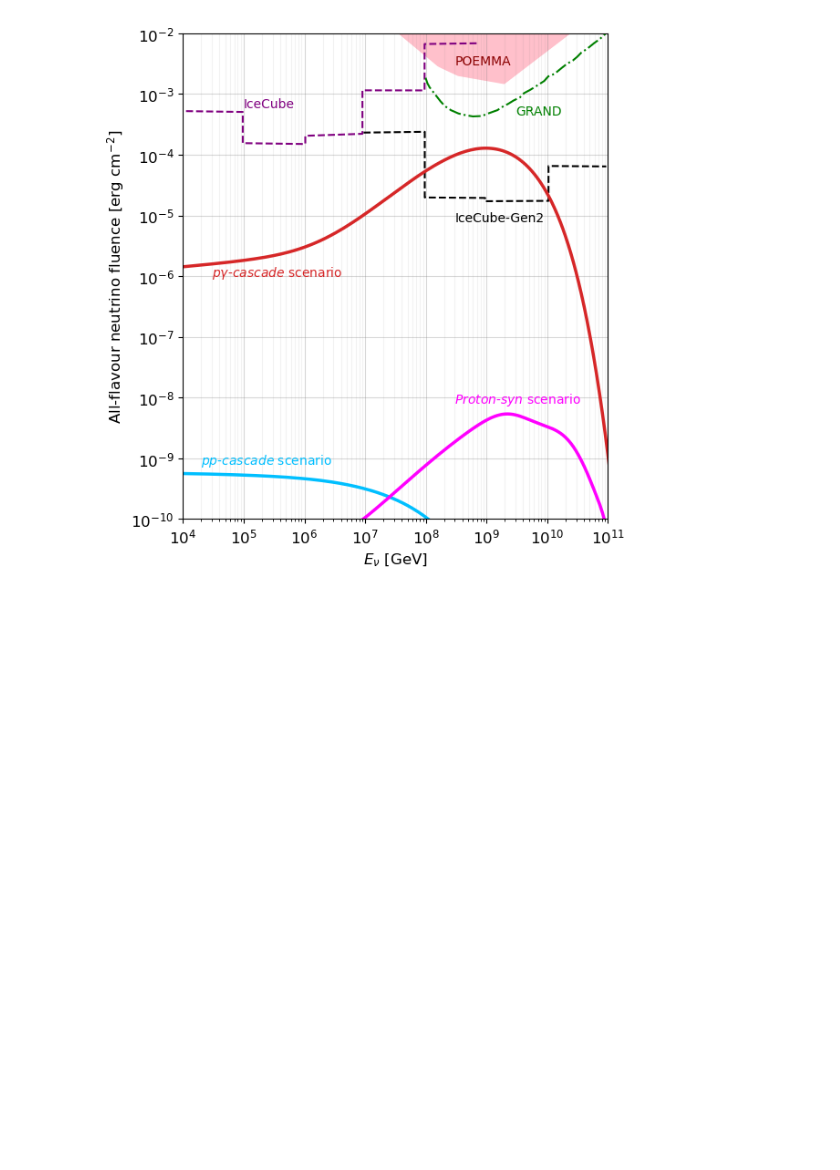
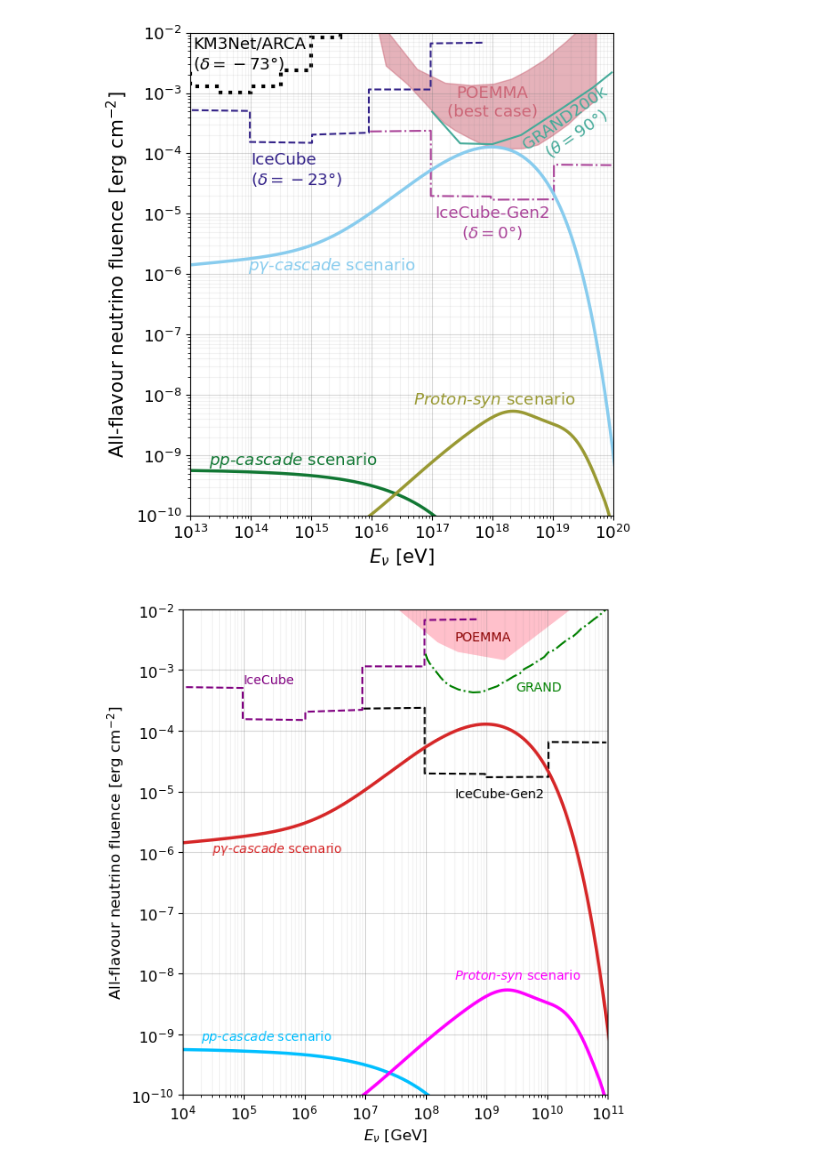
Before and after one commit to maklinger/LepHadGRBAfterglows, a Jupyter notebook: neutrino-fluence.ipynb, the cells around one changed output. Saved outputs shown, nothing was run; the diff lists cells and outputs as text; code cells hidden in the pictures; blank space fills up the shorter version.

Commit message:
update neutrino plot

```diff
--- a/neutrino-fluence.ipynb
+++ b/neutrino-fluence.ipynb
@@ -5,6 +5,85 @@ import setFigureConfig as sfc
 
 from colorschemes import get_comp_cols
 compcols = get_comp_cols()
+# %%
+sfc.fullWidth(aspectRatio=1, alpha=1.1)
+fig, ax = plt.subplots()
+GeV2erg=1.0/624
+
+# plot sensitivities
+EGeV_IceCube, EPhiGeV_IceCube = np.genfromtxt(
+    "sensitivities/IceCube.txt", delimiter=" ", skip_header=2).T
+ax.loglog(1e9*EGeV_IceCube,EPhiGeV_IceCube*GeV2erg,
+          ls="--",color=compcols["in"],alpha=1,linewidth=1.5)
+ax.text(1e14, 3e-5, "IceCube\n" +r"($\delta=-23°$)", color=compcols["in"])
+
+EGeV_Gen2, EPhiEGeV_Gen2 = np.genfromtxt(
+    "sensitivities/IceCubeGen2.txt", delimiter=" ", skip_header=2).T
+ax.loglog(1e9*EGeV_Gen2, EPhiEGeV_Gen2*GeV2erg, ls="-.",
+         color=compcols["pair"], alpha=1, linewidth=1.5)
+ax.text(1e18, 1.4e-5, "IceCube-Gen2\n"+ r"($\delta=0°$)", color=compcols["pair"], va="top", ha="center")
+
+EGeV_Grand, EPhiEGeV_Grand = np.genfromtxt(
+    "sensitivities/Grand.txt", delimiter=",", skip_header=2).T
+ax.loglog(1e9*EGeV_Grand, EPhiEGeV_Grand*GeV2erg, ls="-",
+         color=compcols["pi"], alpha=1, linewidth=1.5)
+ax.text(2e19, 1.5e-3, "GRAND200k\n" +r"($\theta=90°$)",
+        color=compcols["pi"], va="top", ha="center", rotation=35)
+
+
+EGeV_ARCA, EFEGeV_ARCA = np.genfromtxt("sensitivities/ARCA10yr.txt", delimiter=",", skip_header=2).T
+tenyearsinsec = 10*3600*24*365
+ax.stairs(3*EFEGeV_ARCA[:-1]*GeV2erg*tenyearsinsec, EGeV_ARCA*1e9,ls=":", lw=3,
+         color="k", alpha=1, linewidth=1.5)
+ax.text(1.1e13, 2.5e-3, "KM3Net/ARCA\n"+r"($\delta=-73°$)", color="k")
+
+
+EGeV_POEMMA_low, EFEGeV_POEMMA_low = np.genfromtxt("sensitivities/POEMMA_low.txt", delimiter=",", skip_header=2).T
+EGeV_POEMMA_high, EFEGeV_POEMMA_high = np.genfromtxt("sensitivities/POEMMA_high.txt", delimiter=",", skip_header=2).T
+ax.fill(
+    1e9*np.append(EGeV_POEMMA_low,EGeV_POEMMA_high[::-1]),
+    GeV2erg * np.append(EFEGeV_POEMMA_low, EFEGeV_POEMMA_high[::-1]),
+    alpha=0.5, color=compcols["mu"])
+ax.text(1.e18, 7e-4, "POEMMA\n(best case)", color=compcols["mu"], va="center", ha="center")
+
+
+# plot scenarios
+t_obs = 1e3 #s
+Neu1 = np.genfromtxt("pg-cascade-neutrinos.txt", skip_header=1, delimiter=",")
+ax.loglog(Neu1[:, 0], Neu1[:, 1]*t_obs, linewidth=2.5,
+          color=compcols["pg"], label=r"$p\gamma$-cas. scenario")
+ax.text(9e13, 2e-6, r"$p\gamma$-$cascade$ scenario", color=compcols["pg"], va="top")
+
+Neu2 = np.genfromtxt("pp-cascade-neutrinos.txt", skip_header=1, delimiter=",")
+ax.loglog(Neu2[:, 0], Neu2[:, 1]*t_obs, linewidth=2.5,
+         color=compcols["pi0"], label=r"$pp$-cas. scenario")
+ax.text(2e13, 7e-10, r"$pp$-$cascade$ scenario", color=compcols["pi0"])
+
+Neu3 = np.genfromtxt("proton-syn-neutrinos.txt", skip_header=1, delimiter=",")
+ax.loglog(Neu3[:, 0], Neu3[:, 1]*t_obs, linewidth=2.5,
+         color=compcols["p"], label=r"$p$-syn scenario")
+ax.text(5e16, 7e-9, r"$Proton$-$syn$ scenario", color=compcols["p"])
+
+
+ax.set_xlabel(r"$E_\nu$ [eV]")
+ax.set_ylabel(r"All-flavour neutrino fluence [$\rm erg~cm^{-2}$]")
+
+# ax.set_xticks(fontsize=12)
+ax.set_xticks(10.0**np.arange(13, 20.4, 1))
+ax.set_yticks(10.0**np.arange(-10, 1, 1))
+
+ax.set_xlim(1e13,1e20)
+ax.set_ylim(1e-10,1e-2)
+
+ax.set_aspect('equal')
+ax.grid(color="gray", alpha = 0.1, which="minor")
+ax.grid(color="gray", alpha = 0.3, which="major")
+
+fig.tight_layout()
+fig
+sfc.saveFigure(fig, "All-flavour-neutrino-fluence")
+# %% [output]
+[figure, added]
 # %%
 plt.figure(figsize=(6,7.5))
 plt.loglog()
```
Also changed, not shown: parts of 2 cells of this notebook, 18 other files.
